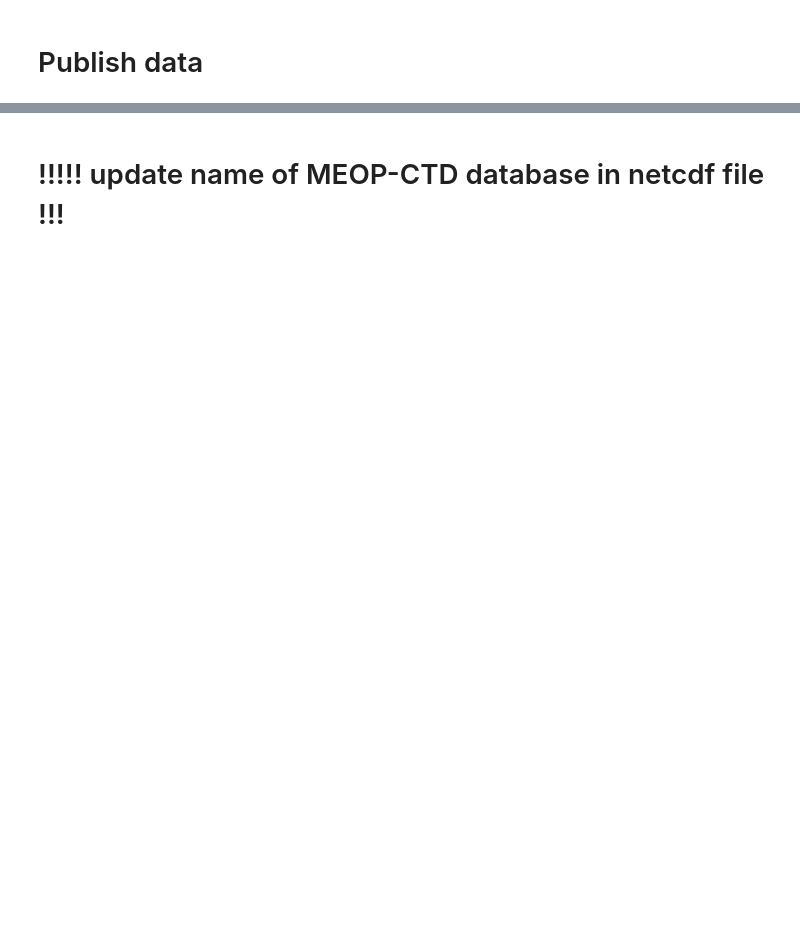
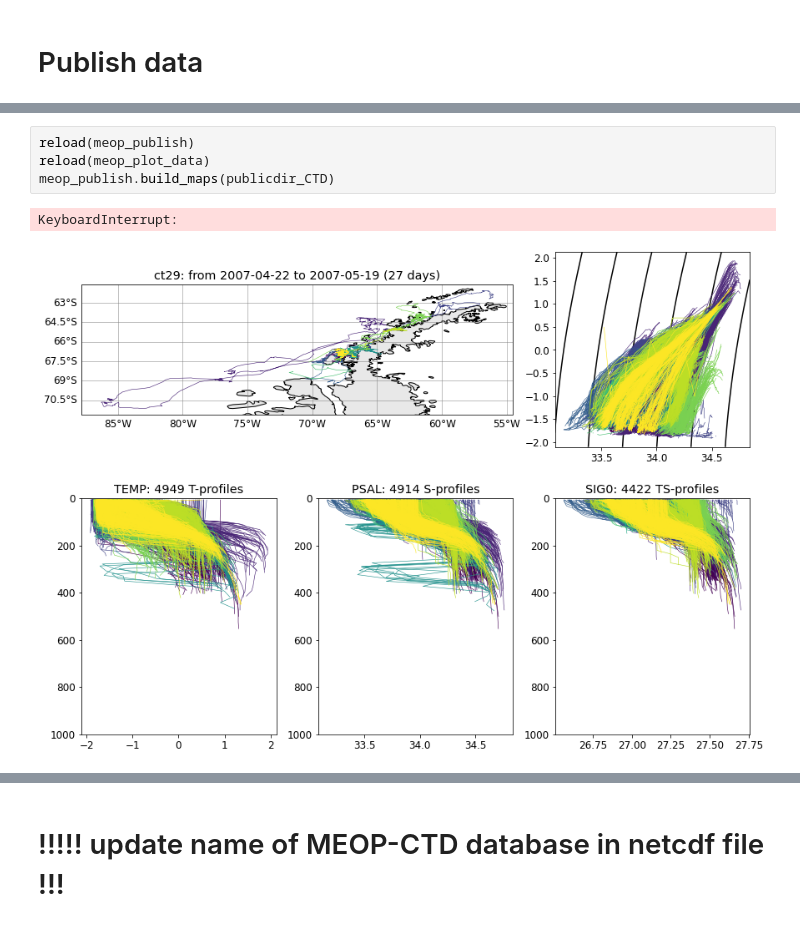
Before and after one commit to fabien-roquet/MEOP_process, a Jupyter notebook: python/sc_publish_data.ipynb, the cells around one changed output, grey strips where cells are left out. Saved outputs shown, nothing was run; the diff lists cells and outputs as text; blank space fills up the shorter version.

Commit message:
add maps and lists in publish mode

```diff
--- a/python/sc_publish_data.ipynb
+++ b/python/sc_publish_data.ipynb
@@ -42,0 +47,7 @@ KeyboardInterrupt:
+# %%
+reload(meop_publish)
+reload(meop_plot_data)
+meop_publish.build_maps(publicdir_CTD)
+# %% [output]
+KeyboardInterrupt:
+[figure, added]
```
Also changed, not shown: parts of 7 cells of this notebook, 9 other files.
